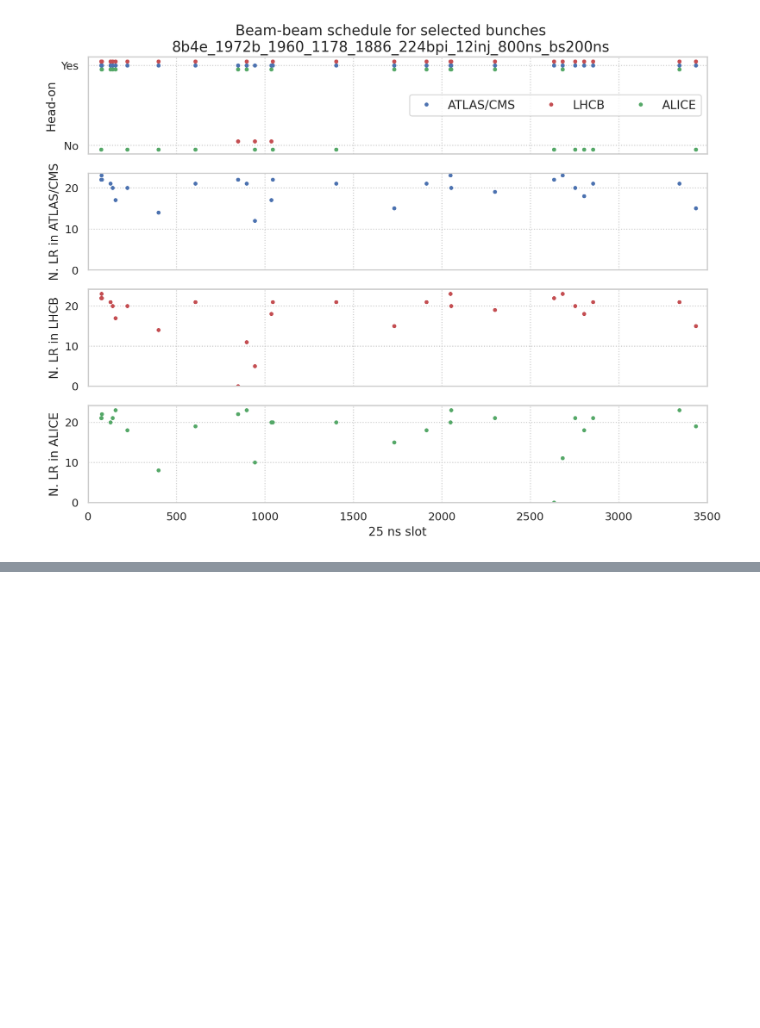
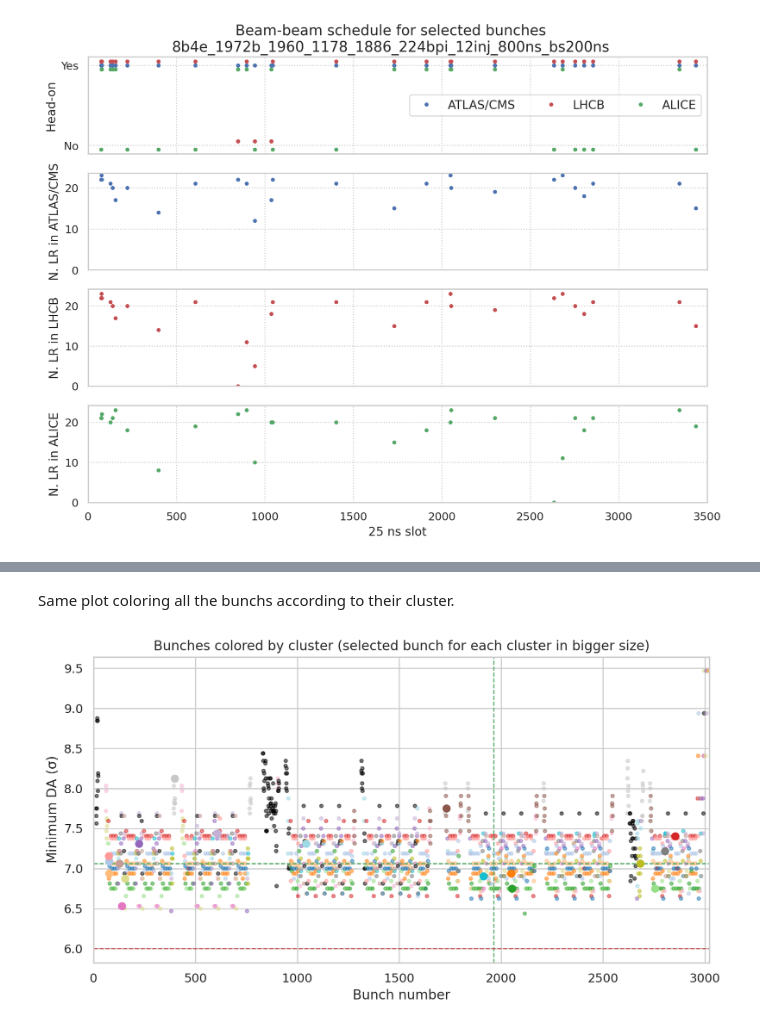
Before and after one commit to ColasDroin/DA_study, a Jupyter notebook: master_study/analysis/clustering_filling_schemes.ipynb, the cells around one changed output, grey strips where cells are left out. Cells and saved outputs as stored; diff of their text form; code cells hidden in the pictures; blank space fills up the shorter version.

```diff
--- a/master_study/analysis/clustering_filling_schemes.ipynb
+++ b/master_study/analysis/clustering_filling_schemes.ipynb
@@ -274,0 +396,51 @@ plt.show()
+# %% [markdown]
+Same plot coloring all the bunchs according to their cluster.
+# %%
+fig, ax = plt.subplots(nrows=1, sharex=True, figsize=(10, 5))
+plt.scatter(
+    df_DA_mini["bunch_nb"].values,
+    df_DA_mini["normalized amplitude in xy-plane"].values,
+    linestyle="-",
+    # lw=0.5,
+    marker=".",
+    # ms=1,
+    c=[
+        dic_color[x] if x in set_idx else np.array([0.0, 0.0, 0.0, 0.1])
+        for x in bunches_labels[: len(df_DA_mini["bunch_nb"].values)]
+    ],
+    alpha=0.5,
+)
+
+
+for i, bunch_nb in enumerate(l_bunches_selected):
+    try:
+        if i in set_idx:
+            plt.scatter(
+                bunch_nb,
+                df_DA_mini[df_DA_mini["bunch_nb"] == int(bunch_nb)][
+                    "normalized amplitude in xy-plane"
+                ].values[0],
+                marker="o",
+                s=40,
+                color=dic_color[i],
+                linewidths=1,
+                zorder=10,
+            )
+    except:
+        pass
+
+plt.axhline(
+    df_DA_mini[df_DA_mini["bunch_nb"] == 1963]["normalized amplitude in xy-plane"].values[0],
+    c="g",
+    ls="--",
+    lw=1,
+)
+plt.axvline(1963, c="g", ls="--", lw=1)
+plt.axhline(6, c="r", lw=1, ls="--")
+plt.xlim(0, df_DA_mini["bunch_nb"][-1] + 1)
+plt.ylabel(r"Minimum DA $\rm (\sigma)$")
+plt.xlabel("Bunch number")
+plt.title("Bunches colored by cluster (selected bunch for each cluster in bigger size)")
+plt.show()
+# %% [output]
+[figure, added]
```
Also changed, not shown: parts of 11 cells of this notebook, 2 other files.
